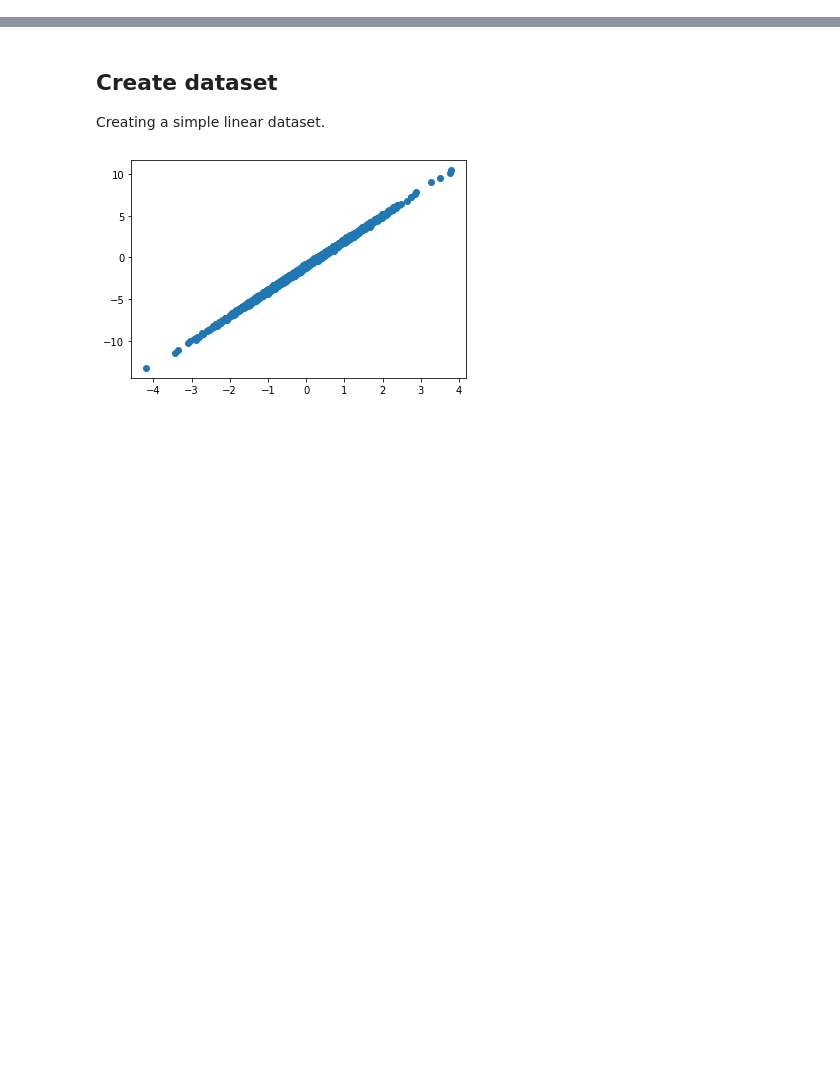
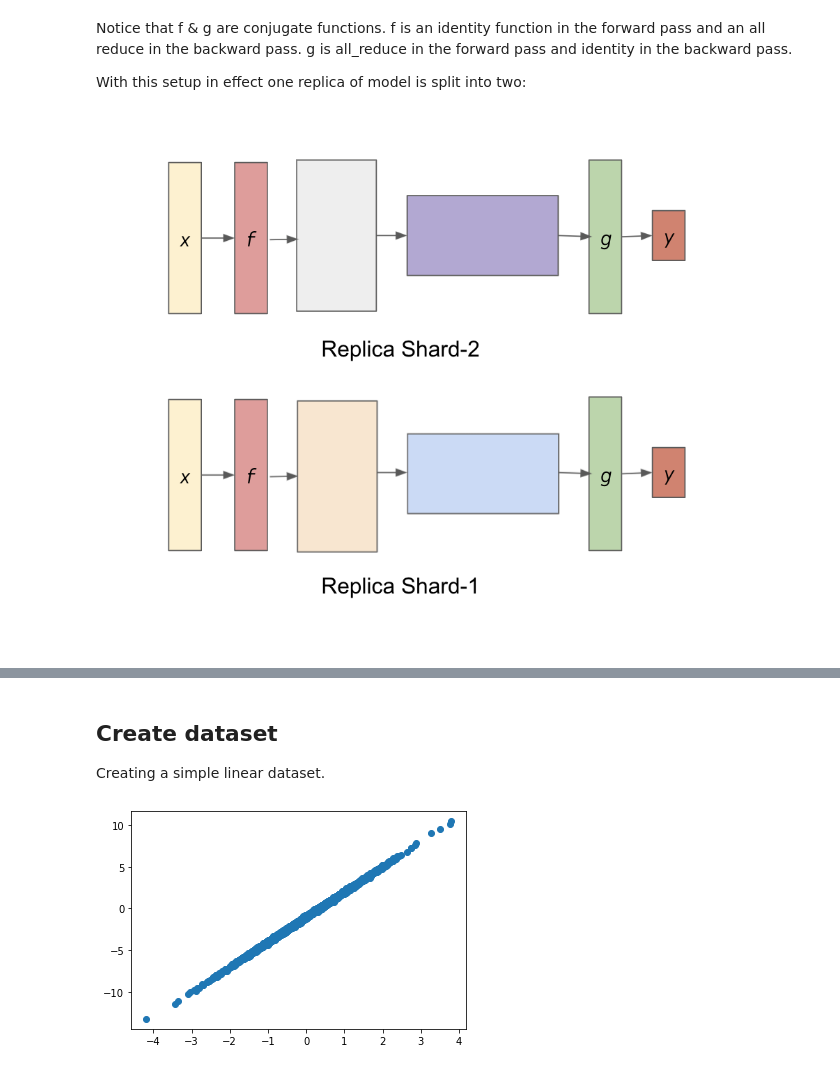
Before and after one commit to ultrons/xla_add, a Jupyter notebook: example/SPMD_Linear_Regression.ipynb, the cells around one changed output, grey strips where cells are left out. Cells and saved outputs as stored; diff of their text form; code cells hidden in the pictures; blank space fills up the shorter version.

```diff
--- a/example/SPMD_Linear_Regression.ipynb
+++ b/example/SPMD_Linear_Regression.ipynb
@@ -35,0 +25,9 @@ display(Image(filename='img/default-network.png', embed=True))
+# %% [markdown]
+Notice that f & g are conjugate functions. f is an identity function in the forward pass and an all reduce in the backward pass. g is all_reduce in the forward pass and identity in the backward pass.
+
+With this setup in effect one replica of model is split into two:
+# %%
+from IPython.display import Image, display
+display(Image(filename='img/sharded-replica.png', embed=True))
+# %% [output]
+[figure, added]
```
Also changed, not shown: parts of 6 cells of this notebook.
